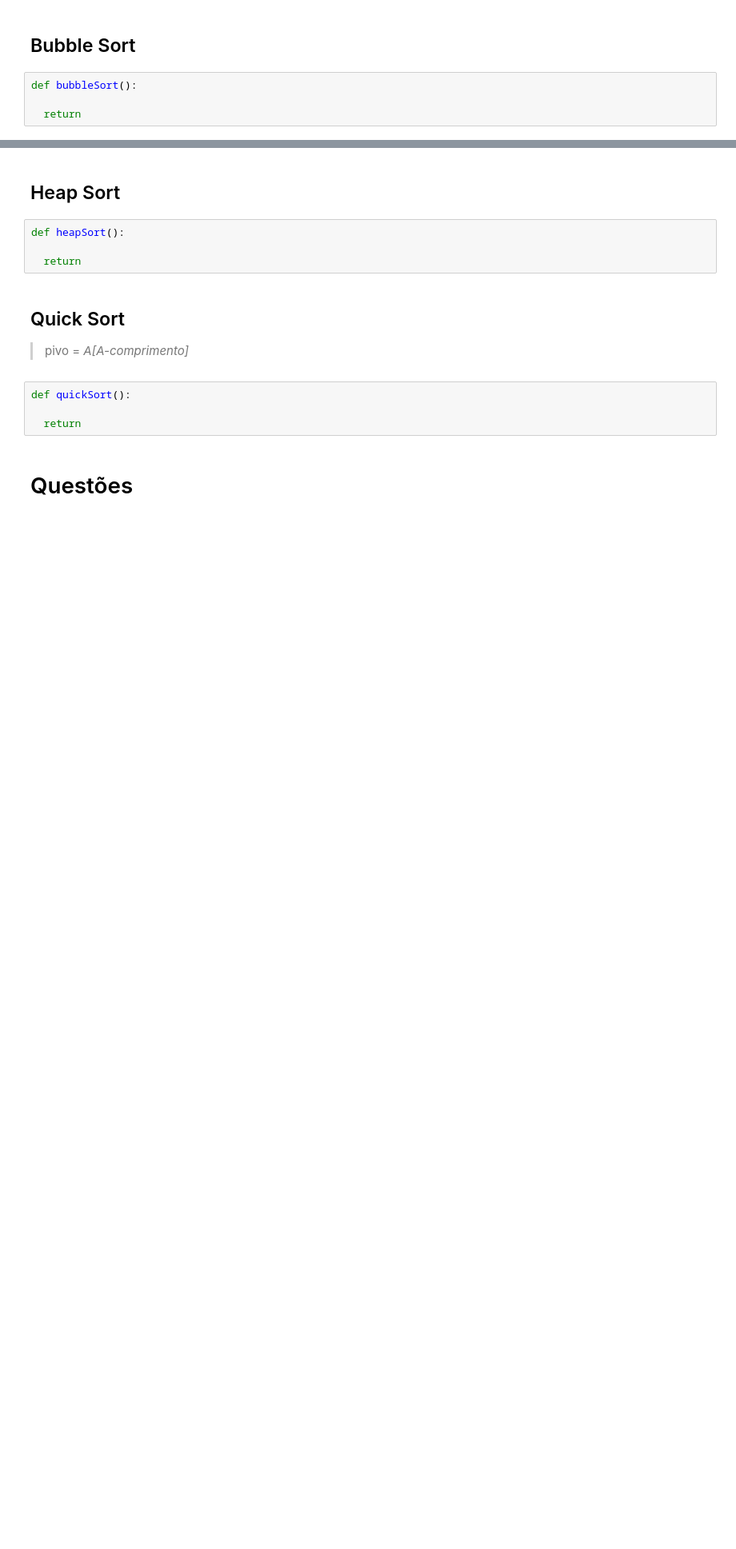
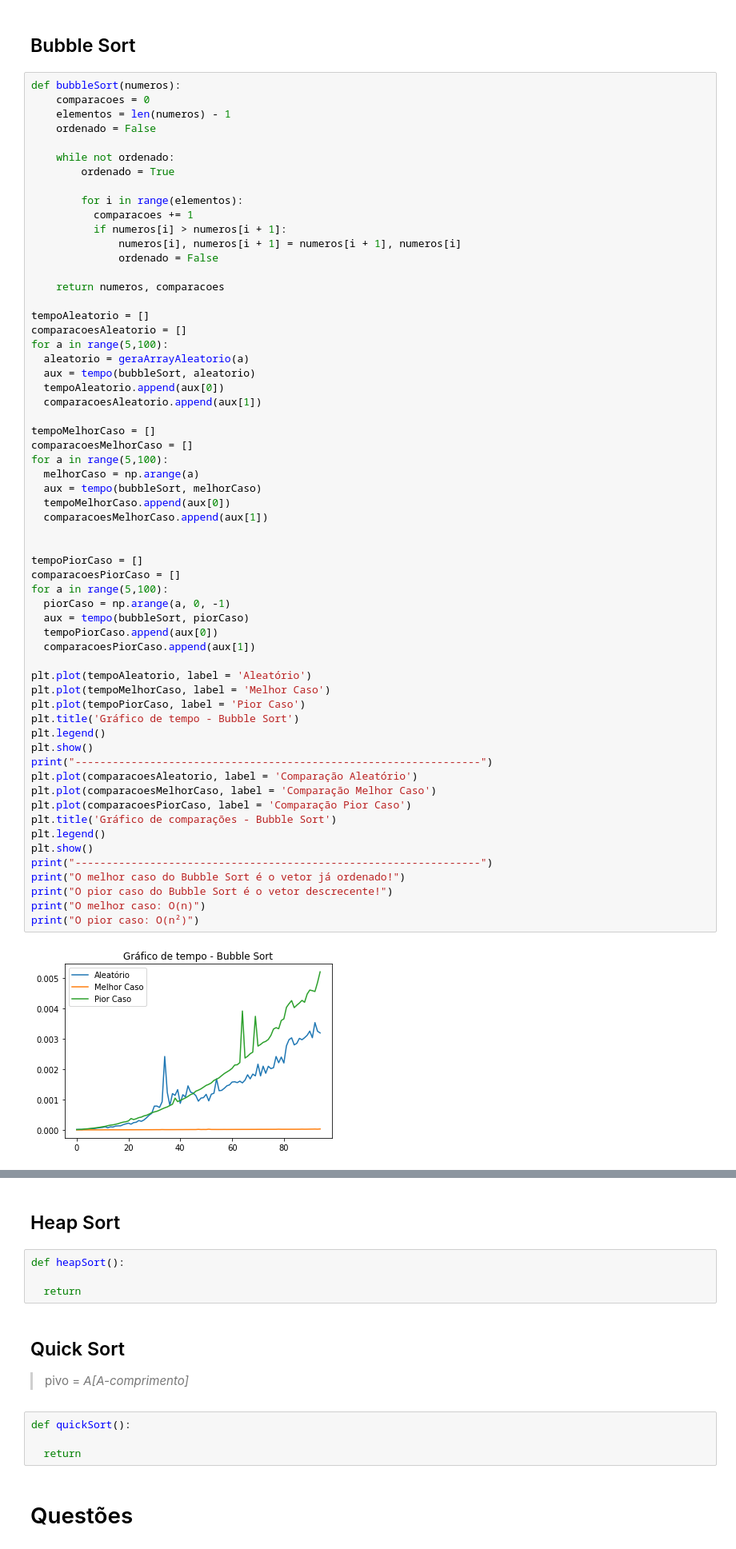
Before and after one commit to Arthss/Exerc-cio-de-CPA, a Jupyter notebook: Exercício_de_CPA.ipynb, the cells around one changed output, grey strips where cells are left out. Shown at 80% size. Cells and saved outputs as stored; diff of their text form; blank space fills up the shorter version.

```diff
--- a/Exercício_de_CPA.ipynb
+++ b/Exercício_de_CPA.ipynb
@@ -132,6 +204,64 @@ def selectionSort():
 # %% [markdown]
 ##  Bubble Sort
-# %%
-def bubbleSort():
-
-  return
+# %%
+def bubbleSort(numeros):
+    comparacoes = 0
+    elementos = len(numeros) - 1
+    ordenado = False
+
+    while not ordenado:
+        ordenado = True
+
+        for i in range(elementos):
+          comparacoes += 1
+          if numeros[i] > numeros[i + 1]:
+              numeros[i], numeros[i + 1] = numeros[i + 1], numeros[i]
+              ordenado = False
+
+    return numeros, comparacoes
+
+tempoAleatorio = []
+comparacoesAleatorio = []
+for a in range(5,100):
+  aleatorio = geraArrayAleatorio(a)
+  aux = tempo(bubbleSort, aleatorio)
+  tempoAleatorio.append(aux[0])
+  comparacoesAleatorio.append(aux[1])
+
+tempoMelhorCaso = []
+comparacoesMelhorCaso = []
+for a in range(5,100):
+  melhorCaso = np.arange(a)
+  aux = tempo(bubbleSort, melhorCaso)
+  tempoMelhorCaso.append(aux[0])
+  comparacoesMelhorCaso.append(aux[1])
+
+
+tempoPiorCaso = []
+comparacoesPiorCaso = []
+for a in range(5,100):
+  piorCaso = np.arange(a, 0, -1)
+  aux = tempo(bubbleSort, piorCaso)
+  tempoPiorCaso.append(aux[0])
+  comparacoesPiorCaso.append(aux[1])
+
+plt.plot(tempoAleatorio, label = 'Aleatório')
+plt.plot(tempoMelhorCaso, label = 'Melhor Caso')
+plt.plot(tempoPiorCaso, label = 'Pior Caso')
+plt.title('Gráfico de tempo - Bubble Sort')
+plt.legend()
+plt.show()
+print("-----------------------------------------------------------------")
+plt.plot(comparacoesAleatorio, label = 'Comparação Aleatório')
+plt.plot(comparacoesMelhorCaso, label = 'Comparação Melhor Caso')
+plt.plot(comparacoesPiorCaso, label = 'Comparação Pior Caso')
+plt.title('Gráfico de comparações - Bubble Sort')
+plt.legend()
+plt.show()
+print("-----------------------------------------------------------------")
+print("O melhor caso do Bubble Sort é o vetor já ordenado!")
+print("O pior caso do Bubble Sort é o vetor descrecente!")
+print("O melhor caso: O(n)")
+print("O pior caso: O(n²)")
+# %% [output]
+[figure, added]
```
Also changed, not shown: parts of 4 cells of this notebook.
